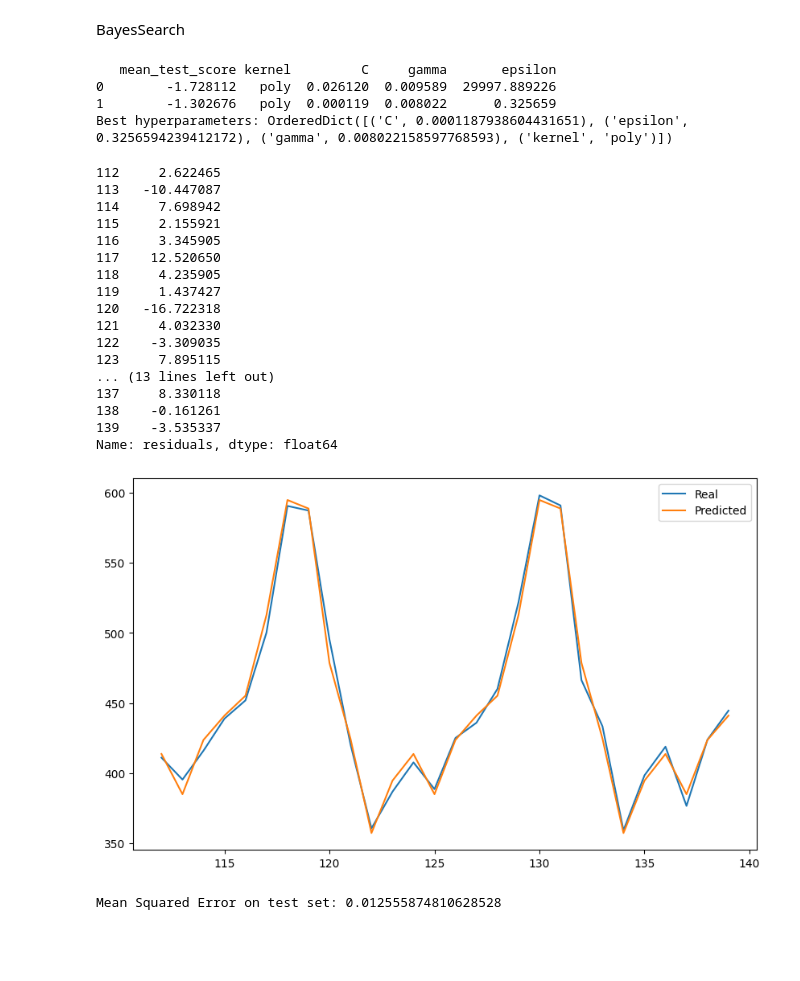
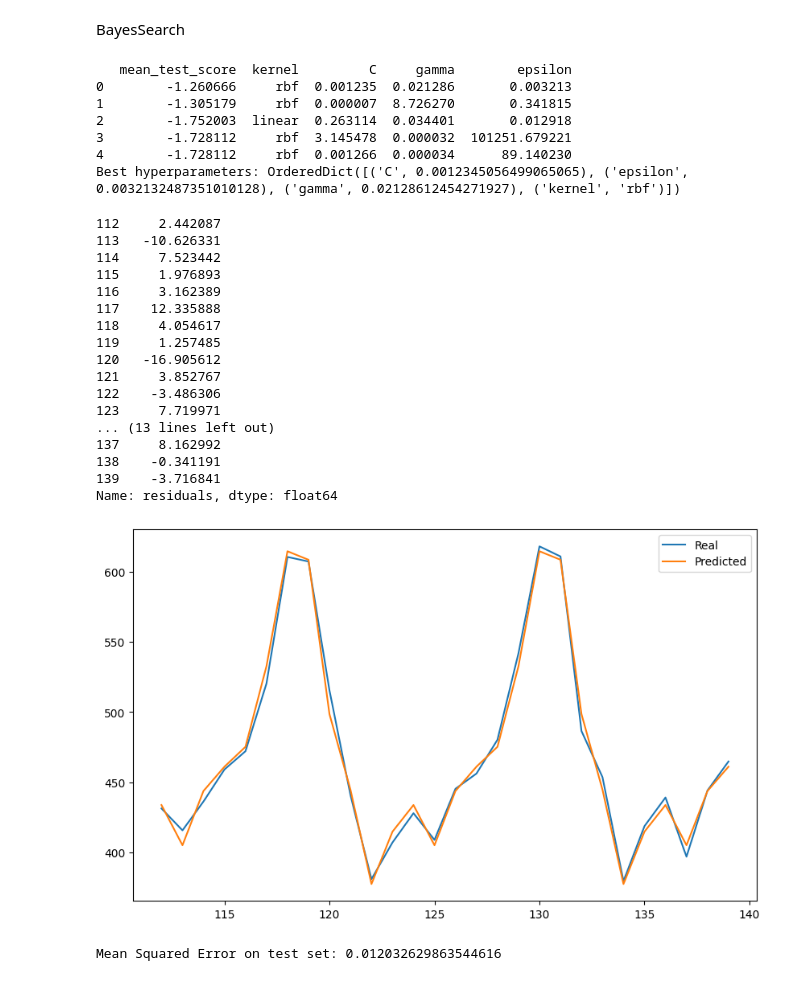
Before and after one commit to keremerciyes/Price-Prediction-With-Machine-Learning, a Jupyter notebook: SupportVectorRegressionLastKeremOktay.ipynb, the cells around one changed output. Cells and saved outputs as stored; diff of their text form; code cells hidden in the pictures; blank space fills up the shorter version.

```diff
--- a/SupportVectorRegressionLastKeremOktay.ipynb
+++ b/SupportVectorRegressionLastKeremOktay.ipynb
@@ -166,7 +167,7 @@ param_space = {
 kFold = KFold(n_splits=3, shuffle=True, random_state=10)
 
 bayes_search = BayesSearchCV(estimator=model, search_spaces=param_space, cv= kFold, n_jobs=-1,
-                             scoring='neg_mean_absolute_percentage_error', n_iter=2)
+                             scoring='neg_mean_absolute_percentage_error', n_iter=5)
 
 bayes_search.fit(X_train, y_train)
 
@@ -192,10 +193,13 @@ print('Best hyperparameters:', bayes_search.best_params_)
 
 best_model = bayes_search.best_estimator_
 # %% [output]
-   mean_test_score kernel         C     gamma       epsilon
-0        -1.728112   poly  0.026120  0.009589  29997.889226
-1        -1.302676   poly  0.000119  0.008022      0.325659
-Best hyperparameters: OrderedDict([('C', 0.0001187938604431651), ('epsilon', 0.3256594239412172), ('gamma', 0.008022158597768593), ('kernel', 'poly')])
+   mean_test_score  kernel         C     gamma        epsilon
+0        -1.260666     rbf  0.001235  0.021286       0.003213
+1        -1.305179     rbf  0.000007  8.726270       0.341815
+2        -1.752003  linear  0.263114  0.034401       0.012918
+3        -1.728112     rbf  3.145478  0.000032  101251.679221
+4        -1.728112     rbf  0.001266  0.000034      89.140230
+Best hyperparameters: OrderedDict([('C', 0.0012345056499065065), ('epsilon', 0.0032132487351010128), ('gamma', 0.02128612454271927), ('kernel', 'rbf')])
 # %%
 import matplotlib.pyplot as plt
 
@@ -209,53 +213,53 @@ y_pred_resid = best_model.predict(X_test)
 
 print(y_pred_resid - y_test)
 # %% [output]
-112     2.622465
-113   -10.447087
-114     7.698942
-115     2.155921
-116     3.345905
-117    12.520650
-118     4.235905
-119     1.437427
-120   -16.722318
-121     4.032330
-122    -3.309035
-123     7.895115
+112     2.442087
+113   -10.626331
+114     7.523442
+115     1.976893
+116     3.162389
+117    12.335888
+118     4.054617
+119     1.257485
+120   -16.905612
+121     3.852767
+122    -3.486306
+123     7.719971
 ... (13 lines left out)
-137     8.330118
-138    -0.161261
-139    -3.535337
+137     8.162992
+138    -0.341191
+139    -3.716841
 Name: residuals, dtype: float64
 # %%
 # Our seasonality is yearly (12 months)
 seasonal_period = 12
 
 # Extend the last known value of the trend into the future.
-last_known_trend = trend[-12].mean()
+last_known_trend = trend[-seasonal_period:].mean()
 
 # trend_test = np.full(len(X_test), last_known_trend)
 
 # Repeat the last complete seasonal cycle for future periods.
 last_seasonal_cycle = seasonal[-seasonal_period:]
 seasonal_test = np.tile(last_seasonal_cycle, len(X_test) // seasonal_period + 1)[:len(X_test)]
 
 
 # Add back the trend and seasonal components.
 y_pred = y_pred_resid + last_known_trend + seasonal_test
 y_test = y_test + last_known_trend + seasonal_test
 
 # Plotting
 plt.figure(figsize=(10,6))
 plt.plot(y_test.index, y_test, label='Real')
 plt.plot(y_test.index, y_pred, label='Predicted')
 plt.legend()
 plt.show()
 # %% [output]
-[figure, old version]
+[figure, new version]
 # %%
 from sklearn.metrics import mean_absolute_percentage_error
 
 mse = mean_absolute_percentage_error(y_test, y_pred)
 print('Mean Squared Error on test set:', mse)
 # %% [output]
-Mean Squared Error on test set: 0.012555874810628528
+Mean Squared Error on test set: 0.012032629863544616
```
Also changed, not shown: parts of 2 cells of this notebook.
